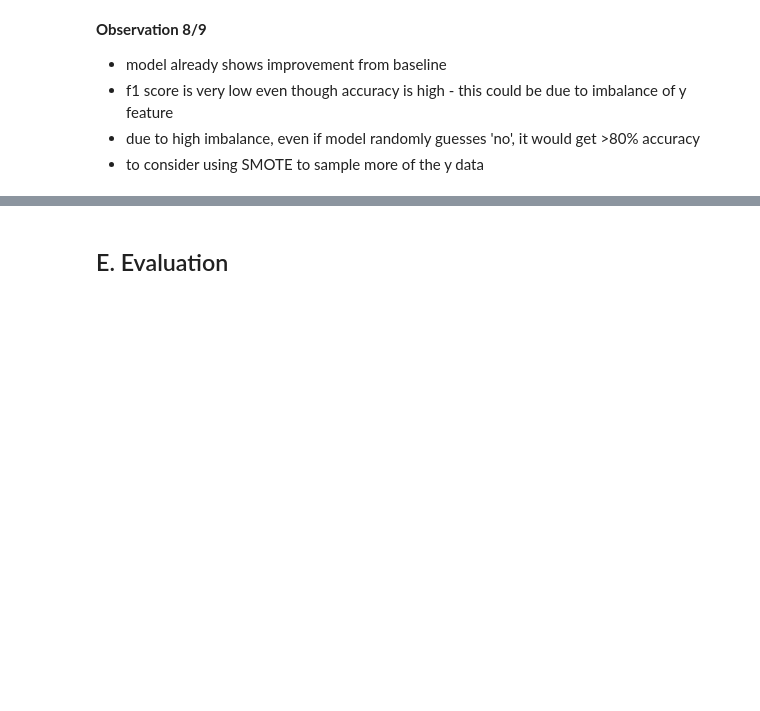
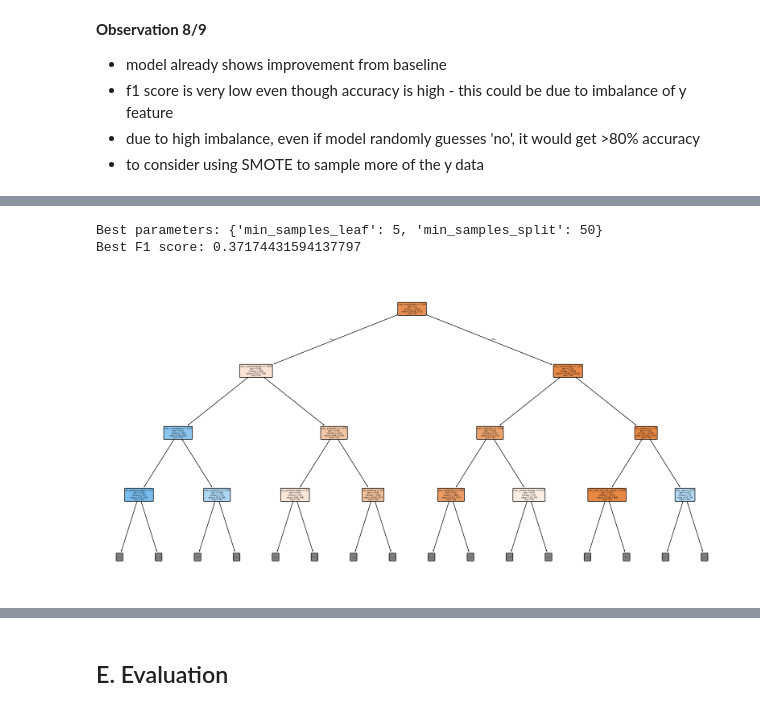
Before and after one commit to fangwan90/HaaS_Git, a Jupyter notebook: PA3/prompt_III.ipynb, the cells around one changed output, grey strips where cells are left out. Saved outputs shown, nothing was run; the diff lists cells and outputs as text; code cells hidden in the pictures; blank space fills up the shorter version.

```diff
--- a/PA3/prompt_III.ipynb
+++ b/PA3/prompt_III.ipynb
@@ -595,0 +618,28 @@ Now that we have some basic models on the board, we want to try to improve these
+# %%
+#Instantiate the model
+model_name_dt = 'Decision Tree (default)'
+dt = DecisionTreeClassifier(random_state=42)
+
+# Train the model and record training time
+start_time_dt = time.time()
+dt.fit(X_train_processed, y_train)
+end_time_dt = time.time()
+training_time_dt = end_time_dt - start_time_dt
+
+# Predict on training data
+y_train_pred_dt = dt.predict(X_train_processed)
+# Predict on test data
+y_test_pred_dt = dt.predict(X_test_processed)
+y_test_prob_dt = dt.predict_proba(X_test_processed)[:, 1]
+
+# Compute metrics
+train_acc_dt = accuracy_score(y_train, y_train_pred_dt)
+test_acc_dt = accuracy_score(y_test, y_test_pred_dt)
+roc_dt = roc_auc_score(y_test, y_test_prob_dt)
+f1_dt  = f1_score(y_test, y_test_pred_dt)
+
+# Append results
+results_df.loc[len(results_df)] = [model_name_dt, training_time_dt, train_acc_dt, test_acc_dt, roc_dt, f1_dt]
+
+# Display
+results_df
@@ -595,0 +702,19 @@ Now that we have some basic models on the board, we want to try to improve these
+# %%
+print("Best parameters:", dt_tuned.best_params_)
+print("Best F1 score:", dt_tuned.best_score_)
+# %% [output]
+Best parameters: {'min_samples_leaf': 5, 'min_samples_split': 50}
+Best F1 score: 0.37174431594137797
+# %%
+plt.figure(figsize=(20,10))
+tree.plot_tree(
+    dt_tuned.best_estimator_,
+    feature_names=preprocess.get_feature_names_out(),    # feature names
+    class_names=['No', 'Yes'],        # target class labels
+    filled=True,                      # color nodes by class
+    rounded=True,                     # rounded node boxes
+    max_depth=3                       # show only top levels
+)
+plt.show()
+# %% [output]
+[figure, added]
```
Also changed, not shown: parts of 55 cells of this notebook.
